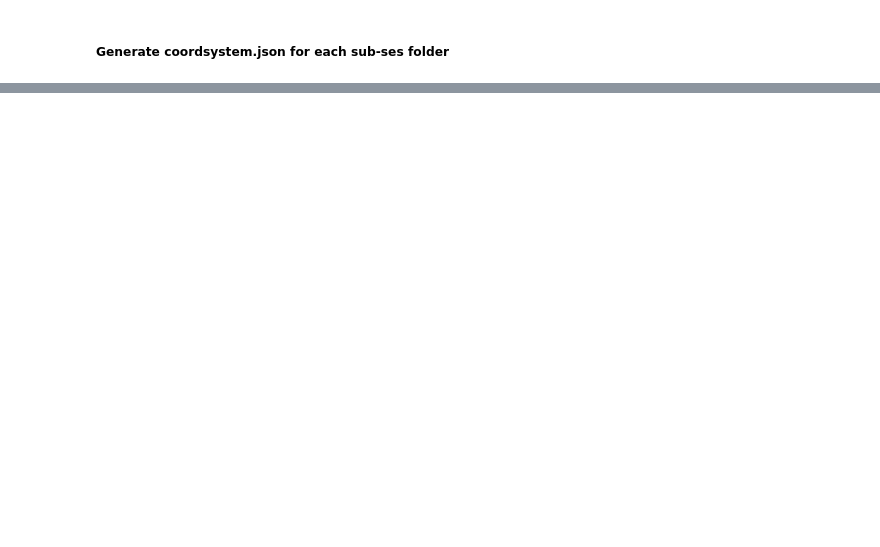
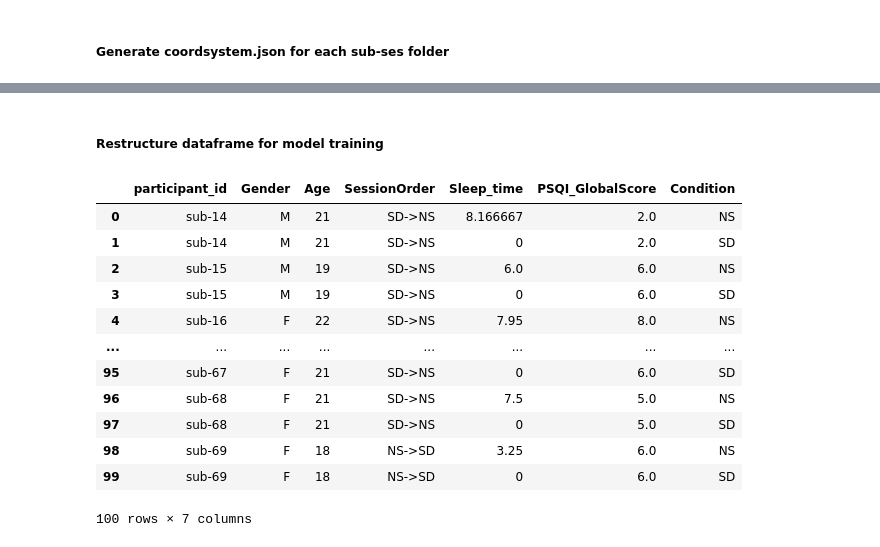
Before and after one commit to yangwestyyy21/sleepdeprivation_COGS138, a Jupyter notebook: sleepdeprivation_COGS138/read_eeg_data.ipynb, the cells around one changed output, grey strips where cells are left out. Cells and saved outputs as stored; diff of their text form; code cells hidden in the pictures; blank space fills up the shorter version.

Commit message:
restructure df for model training

```diff
--- a/sleepdeprivation_COGS138/read_eeg_data.ipynb
+++ b/sleepdeprivation_COGS138/read_eeg_data.ipynb
@@ -85,0 +71,3 @@ fig = raw.plot()
+# %%
+df = pd.read_csv('cleaned_df.csv', index_col=0)
+df.head()
@@ -85,0 +101,25 @@ fig = raw.plot()
+# %%
+warnings.filterwarnings("ignore", category=RuntimeWarning)
+
+# Loop through the first 5 subjects
+for i in df.index[:5]:
+    if df.iloc[i].SessionOrder == 'SD->NS':
+        ns_path = mne_bids.BIDSPath(subject=str(i+1), session='2', task='eyesopen', datatype='eeg', root='data')
+        sd_path = mne_bids.BIDSPath(subject=str(i+1), session='1', task='eyesopen', datatype='eeg', root='data')
+    else:
+        ns_path = mne_bids.BIDSPath(subject=str(i+1), session='1', task='eyesopen', datatype='eeg', root='data')
+        sd_path = mne_bids.BIDSPath(subject=str(i+1), session='2', task='eyesopen', datatype='eeg', root='data')
+
+    raw = mne_bids.read_raw_bids(ns_path)
+    raw.load_data()
+    fig = raw.plot(scalings='auto', show=False, block=False)
+    fig.suptitle(f'Subject {i+1}: EEG Data NS', fontsize=16)
+    fig.subplots_adjust(top=0.85, bottom=0.1)
+
+    raw = mne_bids.read_raw_bids(sd_path)
+    raw.load_data()
+    fig = raw.plot(scalings='auto', show=False, block=False)
+    fig.suptitle(f'Subject {i+1}: EEG Data SD', fontsize=16)
+    fig.subplots_adjust(top=0.85, bottom=0.1)
+
+plt.show()
@@ -85,0 +154,33 @@ fig = raw.plot()
+# %% [markdown]
+##### Restructure dataframe for model training
+# %%
+# features = ['Gender', 'Sleep_time', 'eeg']
+# response = ['PSQI_GlobalScore']
+# df['participant_id', 'Gender', 'NS/SD', 'Sleep_time', 'PSQI_GlobalScore']
+feature_df = pd.DataFrame(columns=['participant_id', 'Condition', 'Gender', 'Age', 'SessionOrder', 'Sleep_time', 'PSQI_GlobalScore'])
+new_rows = []
+for i, row in df.iterrows():
+    row1 = row[['participant_id', 'Gender', 'Age', 'SessionOrder', 'Sleep_time', 'PSQI_GlobalScore']]
+    row2 = row[['participant_id', 'Gender', 'Age', 'SessionOrder', 'Sleep_time', 'PSQI_GlobalScore']]
+    row1['Condition'] = 'NS'
+    row2['Condition'] = 'SD'
+    row2['Sleep_time'] = 0
+    new_rows.append(row1)
+    new_rows.append(row2)
+
+feature_df = pd.concat(new_rows, axis=1).T.reset_index(drop=True)
+feature_df
+# %% [output]
+|  | participant_id | Gender | Age | SessionOrder | Sleep_time | PSQI_GlobalScore | Condition |
+| 0 | sub-14 | M | 21 | SD->NS | 8.166667 | 2.0 | NS |
+| 1 | sub-14 | M | 21 | SD->NS | 0 | 2.0 | SD |
+| 2 | sub-15 | M | 19 | SD->NS | 6.0 | 6.0 | NS |
+| 3 | sub-15 | M | 19 | SD->NS | 0 | 6.0 | SD |
+| 4 | sub-16 | F | 22 | SD->NS | 7.95 | 8.0 | NS |
+| ... | ... | ... | ... | ... | ... | ... | ... |
+| 95 | sub-67 | F | 21 | SD->NS | 0 | 6.0 | SD |
+| 96 | sub-68 | F | 21 | SD->NS | 7.5 | 5.0 | NS |
+| 97 | sub-68 | F | 21 | SD->NS | 0 | 5.0 | SD |
+| 98 | sub-69 | F | 18 | NS->SD | 3.25 | 6.0 | NS |
+| 99 | sub-69 | F | 18 | NS->SD | 0 | 6.0 | SD |
+100 rows × 7 columns
```
Also changed, not shown: parts of 10 cells of this notebook, 2 other files.
